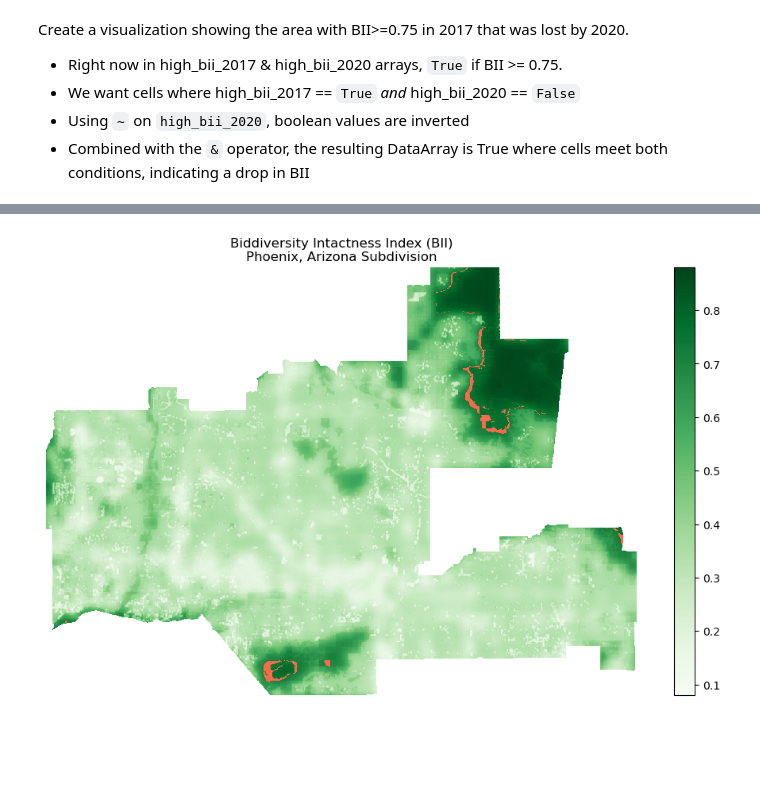
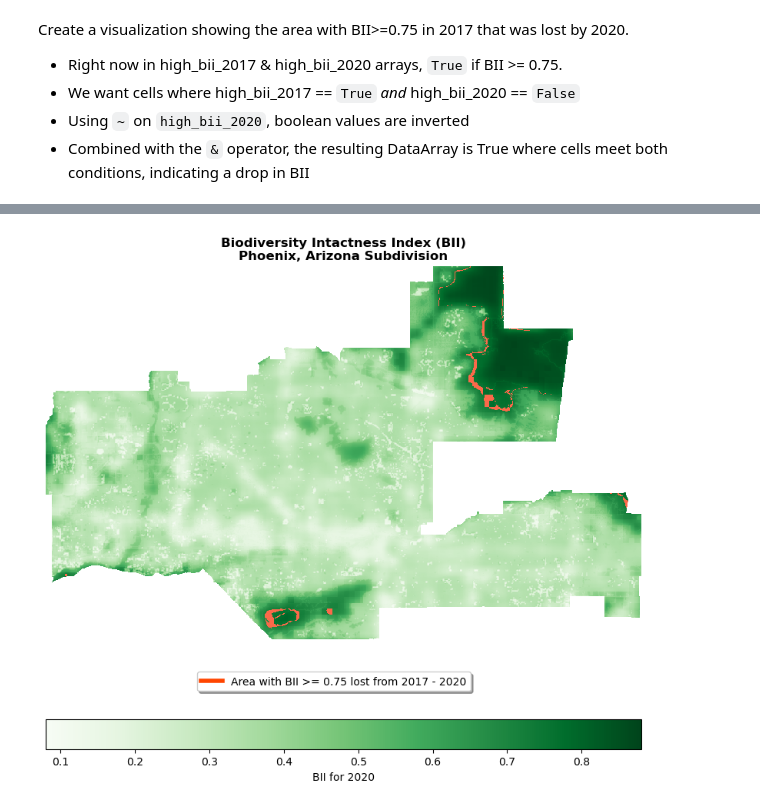
Before and after one commit to zachyyy700/eds220-phoenix-biodiversity, a Jupyter notebook: phoenix_biodiversity.ipynb, the cells around one changed output, grey strips where cells are left out. Saved outputs shown, nothing was run; the diff lists cells and outputs as text; code cells hidden in the pictures; blank space fills up the shorter version.

Commit message:
Update plots, update header cell

```diff
--- a/phoenix_biodiversity.ipynb
+++ b/phoenix_biodiversity.ipynb
@@ -151,12 +147,17 @@ bii_loss_masked = bii_loss.where(bii_loss != 0)
 # %%
-fig, ax = plt.subplots(figsize=(12, 7))
+fig, ax = plt.subplots(figsize=(10, 9))
 
 ax.axis('off')
 
-biodiv_2020_clip.plot(ax=ax, cmap="Greens")
+biodiv_2020_clip.plot(ax=ax, cmap="Greens", cbar_kwargs={'location':'bottom', 'label':'BII for 2020'})
 bii_loss_masked.plot(ax=ax, cmap='Reds',
                      add_colorbar=False)
-plt.title("Biddiversity Intactness Index (BII)\nPhoenix, Arizona Subdivision")
+
+# Custom legend
+custom_line = [Line2D([0], [0], color='orangered', lw=4)]
+fig.legend(custom_line, ['Area with BII >= 0.75 lost from 2017 - 2020'], bbox_to_anchor=(0.5, 0.28), loc='center', fontsize=10, shadow=True)
+
+plt.title("Biodiversity Intactness Index (BII)\nPhoenix, Arizona Subdivision", weight='bold')
 plt.show()
 # %% [output]
-[figure, old version]
+[figure, new version]
```
Also changed, not shown: parts of 3 cells of this notebook.
